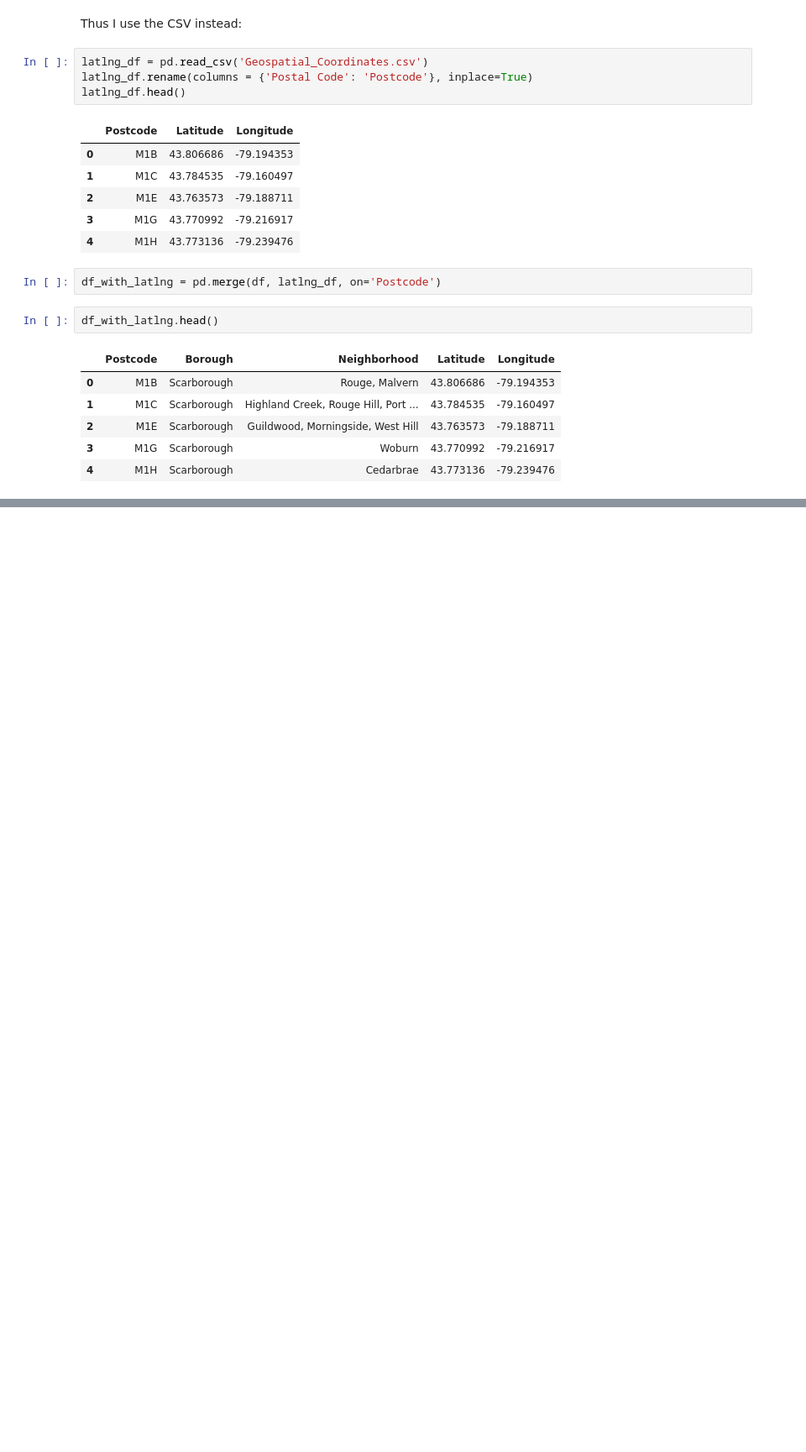
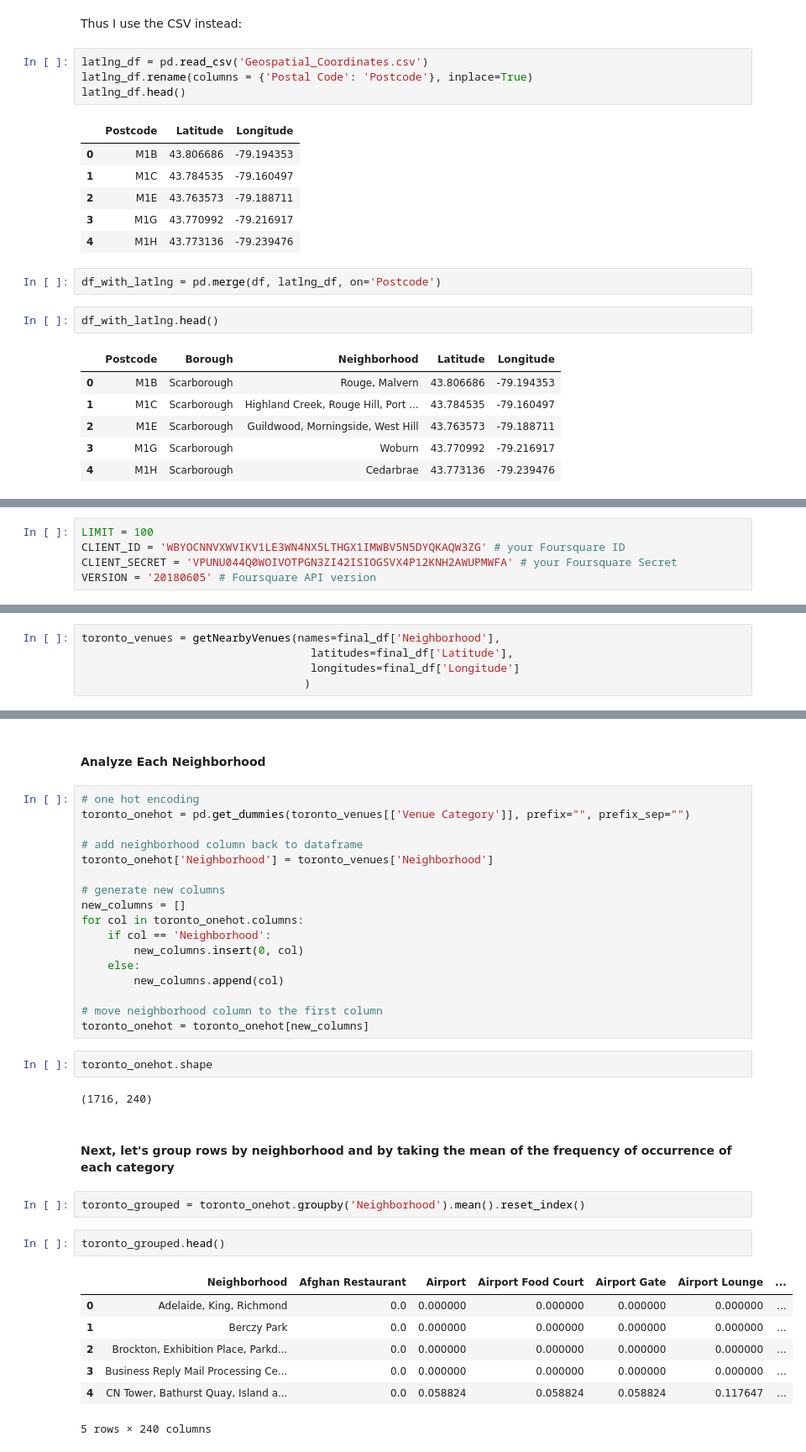
Before and after one commit to jerryzxliu/Coursera_Capstone, a Jupyter notebook: toronto_clusters.ipynb, the cells around one changed output, grey strips where cells are left out. Shown: that part at 84% size. Cells and saved outputs as stored; diff of their text form; blank space fills up the shorter version.

```diff
--- a/toronto_clusters.ipynb
+++ b/toronto_clusters.ipynb
@@ -107,0 +116,5 @@ df_with_latlng.head()
+# %%
+LIMIT = 100
+CLIENT_ID = 'WBYOCNNVXWVIKV1LE3WN4NX5LTHGX1IMWBV5N5DYQKAQW3ZG' # your Foursquare ID
+CLIENT_SECRET = 'VPUNU044Q0WOIVOTPGN3ZI42ISIOGSVX4P12KNH2AWUPMWFA' # your Foursquare Secret
+VERSION = '20180605' # Foursquare API version
@@ -107,0 +163,5 @@ df_with_latlng.head()
+# %%
+toronto_venues = getNearbyVenues(names=final_df['Neighborhood'],
+                                   latitudes=final_df['Latitude'],
+                                   longitudes=final_df['Longitude']
+                                  )
@@ -107,0 +191,37 @@ df_with_latlng.head()
+# %% [markdown]
+#### Analyze Each Neighborhood
+# %%
+# one hot encoding
+toronto_onehot = pd.get_dummies(toronto_venues[['Venue Category']], prefix="", prefix_sep="")
+
+# add neighborhood column back to dataframe
+toronto_onehot['Neighborhood'] = toronto_venues['Neighborhood']
+
+# generate new columns
+new_columns = []
+for col in toronto_onehot.columns:
+    if col == 'Neighborhood':
+        new_columns.insert(0, col)
+    else:
+        new_columns.append(col)
+
+# move neighborhood column to the first column
+toronto_onehot = toronto_onehot[new_columns]
+# %%
+toronto_onehot.shape
+# %% [output]
+(1716, 240)
+# %% [markdown]
+#### Next, let's group rows by neighborhood and by taking the mean of the frequency of occurrence of each category
+# %%
+toronto_grouped = toronto_onehot.groupby('Neighborhood').mean().reset_index()
+# %%
+toronto_grouped.head()
+# %% [output]
+|  | Neighborhood | Afghan Restaurant | Airport | Airport Food Court | Airport Gate | Airport Lounge | ... |
+| 0 | Adelaide, King, Richmond | 0.0 | 0.000000 | 0.000000 | 0.000000 | 0.000000 | ... |
+| 1 | Berczy Park | 0.0 | 0.000000 | 0.000000 | 0.000000 | 0.000000 | ... |
+| 2 | Brockton, Exhibition Place, Parkd... | 0.0 | 0.000000 | 0.000000 | 0.000000 | 0.000000 | ... |
+| 3 | Business Reply Mail Processing Ce... | 0.0 | 0.000000 | 0.000000 | 0.000000 | 0.000000 | ... |
+| 4 | CN Tower, Bathurst Quay, Island a... | 0.0 | 0.058824 | 0.058824 | 0.058824 | 0.117647 | ... |
+5 rows × 240 columns
```
Also changed, not shown: parts of 21 cells of this notebook.
